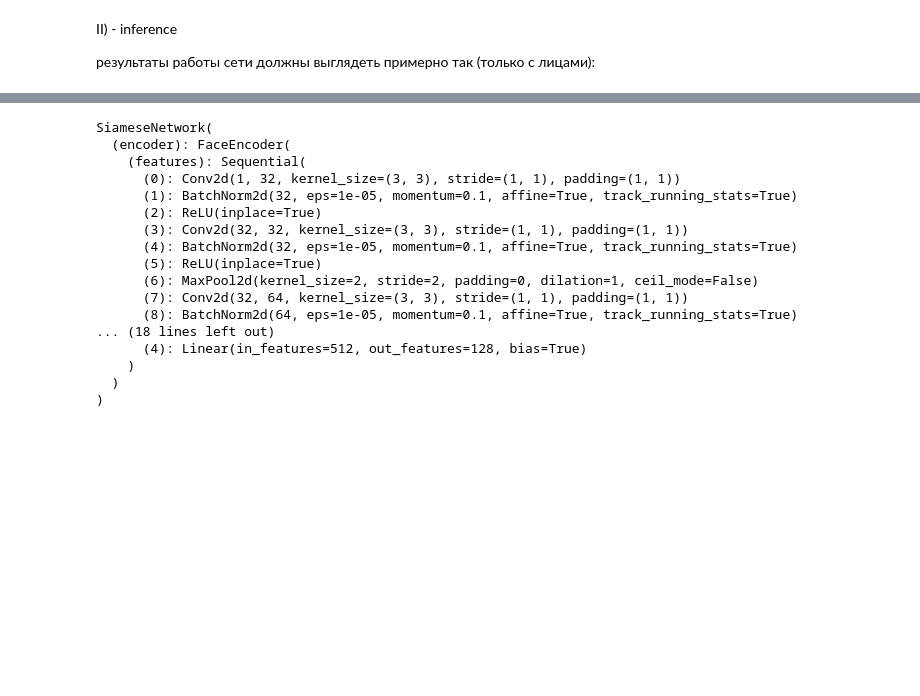
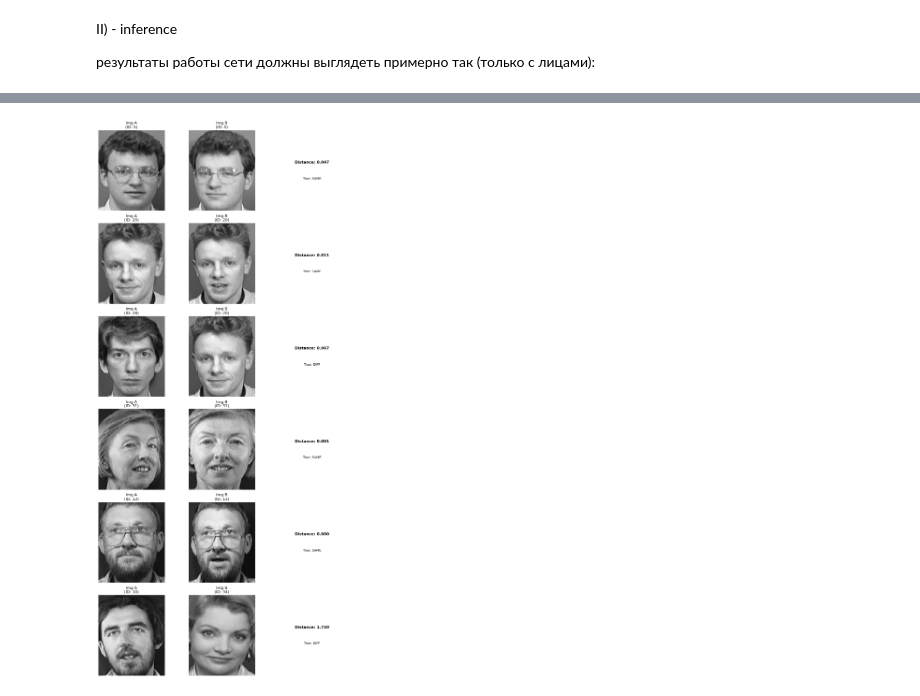
Before and after one commit to jul-os/PAC, a Jupyter notebook: Lab2_siamnet.ipynb, the cells around one changed output, grey strips where cells are left out. Saved outputs shown, nothing was run; the diff lists cells and outputs as text; code cells hidden in the pictures; blank space fills up the shorter version.

Commit message:
fix siamese

```diff
--- a/Lab2_siamnet.ipynb
+++ b/Lab2_siamnet.ipynb
@@ -366,19 +307,6 @@ visualize_pairs(model, X_test, y_test, n_pairs=4)
 # %%
+model, X_test, y_test = train_siamese(loss_type="contrastive", epochs=5, batch_size=16)
-# %% [output]
-SiameseNetwork(
-  (encoder): FaceEncoder(
-    (features): Sequential(
-      (0): Conv2d(1, 32, kernel_size=(3, 3), stride=(1, 1), padding=(1, 1))
-      (1): BatchNorm2d(32, eps=1e-05, momentum=0.1, affine=True, track_running_stats=True)
-      (2): ReLU(inplace=True)
-      (3): Conv2d(32, 32, kernel_size=(3, 3), stride=(1, 1), padding=(1, 1))
-      (4): BatchNorm2d(32, eps=1e-05, momentum=0.1, affine=True, track_running_stats=True)
-      (5): ReLU(inplace=True)
-      (6): MaxPool2d(kernel_size=2, stride=2, padding=0, dilation=1, ceil_mode=False)
-      (7): Conv2d(32, 64, kernel_size=(3, 3), stride=(1, 1), padding=(1, 1))
-      (8): BatchNorm2d(64, eps=1e-05, momentum=0.1, affine=True, track_running_stats=True)
-... (18 lines left out)
-      (4): Linear(in_features=512, out_features=128, bias=True)
-    )
-  )
-)
+# %%
+visualize_pairs(model, X_test, y_test, n_pairs=6)
+# %% [output]
+[figure, added]
```
Also changed, not shown: parts of 8 cells of this notebook, 1 other file.
